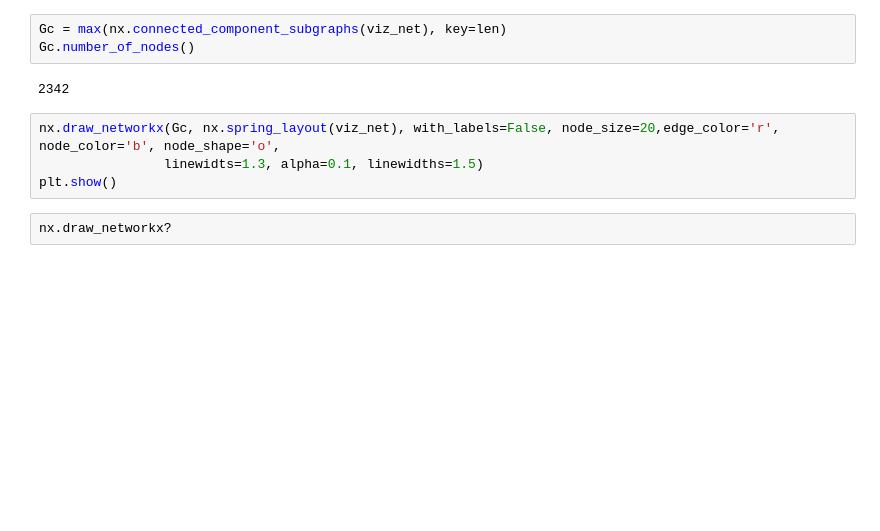
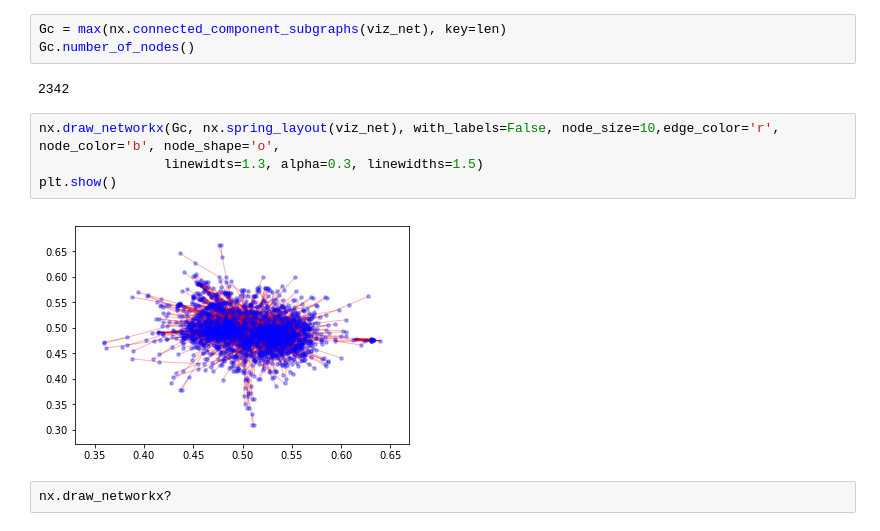
Before and after one commit to dkeske/css2017, a Jupyter notebook: assignment1/ass1-CSS2017.ipynb, the cells around one changed output. Drawn from its saved outputs; the diff is of its cells as text; blank space fills up the shorter version.

```diff
--- a/assignment1/ass1-CSS2017.ipynb
+++ b/assignment1/ass1-CSS2017.ipynb
@@ -362,8 +362,10 @@ Gc.number_of_nodes()
 # %% [output]
 2342
 # %%
-nx.draw_networkx(Gc, nx.spring_layout(viz_net), with_labels=False, node_size=20,edge_color='r', node_color='b', node_shape='o',
-                linewidts=1.3, alpha=0.1, linewidths=1.5)
+nx.draw_networkx(Gc, nx.spring_layout(viz_net), with_labels=False, node_size=10,edge_color='r', node_color='b', node_shape='o',
+                linewidts=1.3, alpha=0.3, linewidths=1.5)
 plt.show()
+# %% [output]
+[figure, added]
 # %%
 nx.draw_networkx?
```
